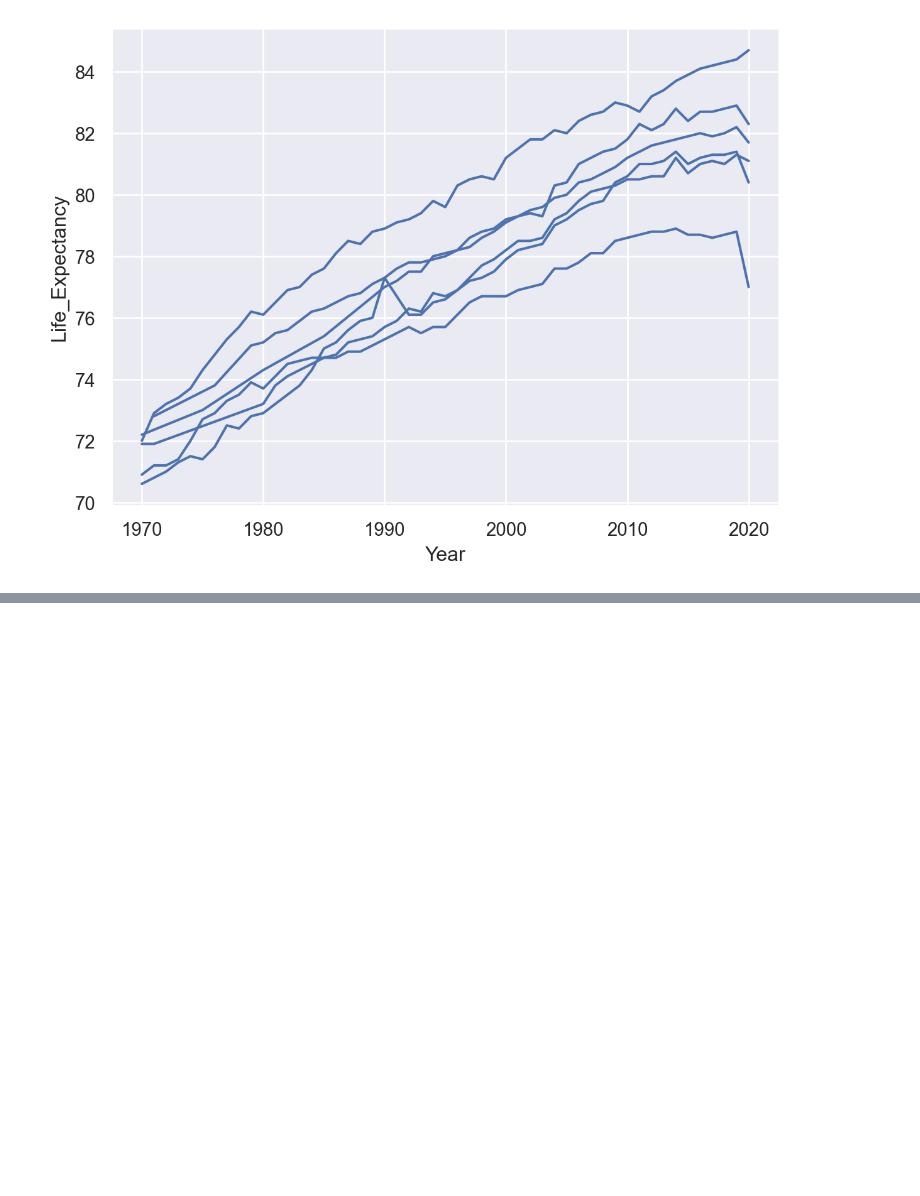
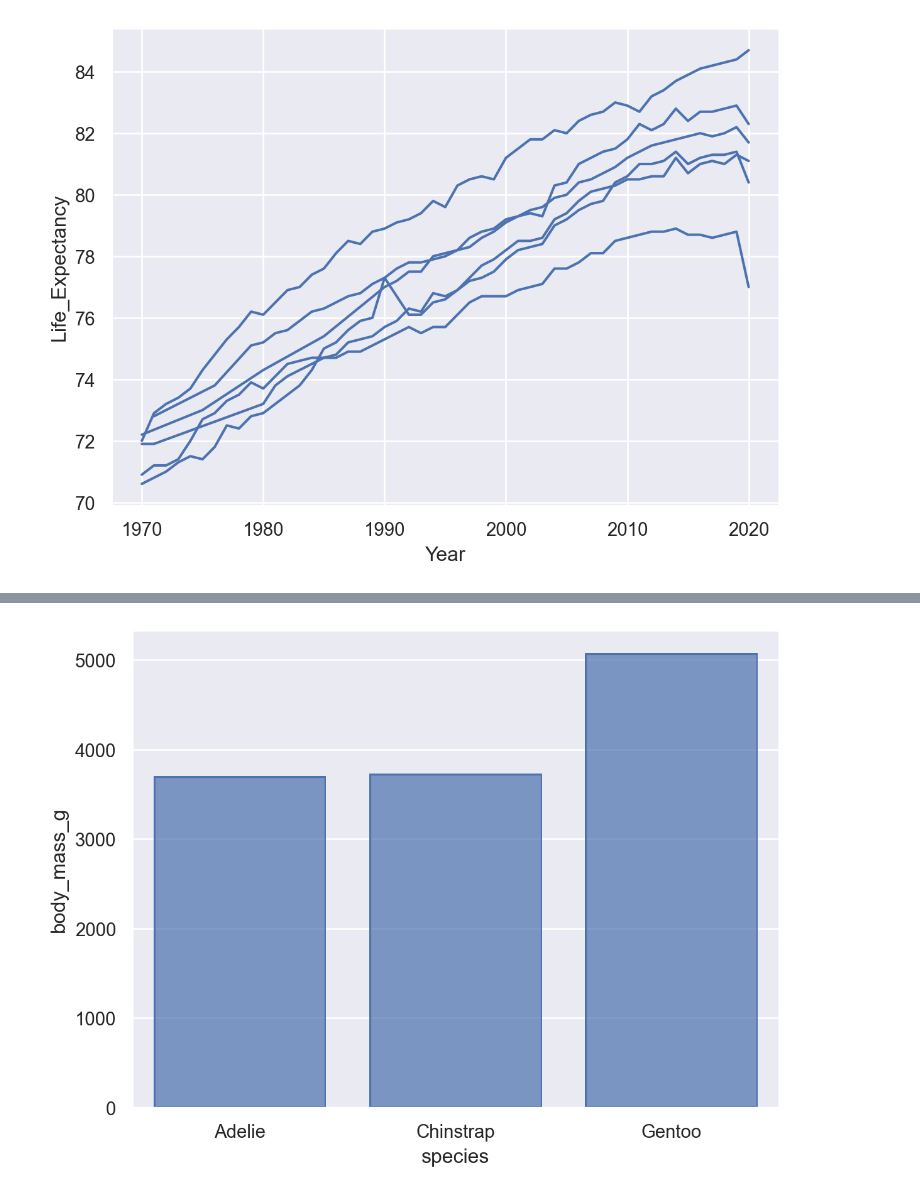
Before and after one commit to jhwn533/Pallet-Town, a Jupyter notebook: The seaborn.objects interface.ipynb, the cells around one changed output, grey strips where cells are left out. Drawn from its saved outputs; the diff is of its cells as text; code cells hidden in the pictures; blank space fills up the shorter version.

```diff
--- a/The seaborn.objects interface.ipynb
+++ b/The seaborn.objects interface.ipynb
@@ -96,0 +110,7 @@ healthexp = sns.load_dataset("healthexp")
+# %%
+(
+    so.Plot(penguins, x="species", y="body_mass_g")
+    .add(so.Bar(), so.Agg())
+)
+# %% [output]
+[figure, added]
```
Also changed, not shown: parts of 24 cells of this notebook.
